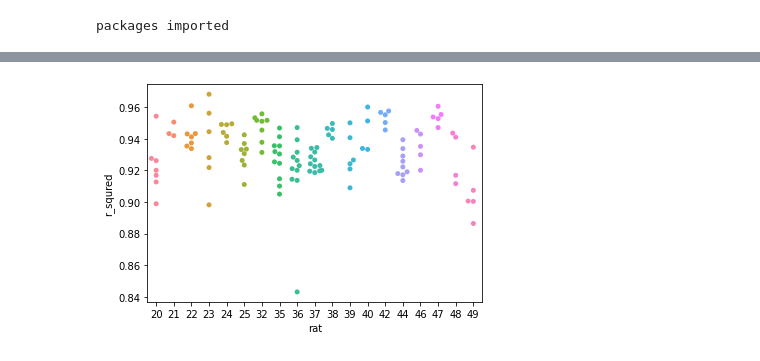
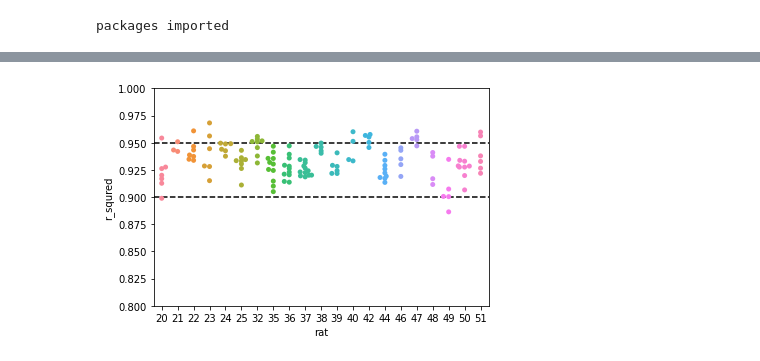
Before and after one commit to mehipour/p31_data_processing, a Jupyter notebook: nmr_summary_p31.ipynb, the cells around one changed output, grey strips where cells are left out. Cells and saved outputs as stored; diff of their text form; code cells hidden in the pictures.

Commit message:
added lines to r squared fit graph.

```diff
--- a/nmr_summary_p31.ipynb
+++ b/nmr_summary_p31.ipynb
@@ -12,8 +12,7 @@ packages imported
 # %%
 # read file
 path = '/Users/mehipour/Desktop/data/'
-file_path = path + 'R_lung_data_23-Sep-2020_nlsq.csv'
-# file_path = path + 'R_lung_data_23-Sep-2020-poly3.csv'
+file_path = path + 'R_lung_data_24-Sep-2020-poly4.csv'
 df = pd.read_csv(file_path)
 
 # remove space from column names and values
@@ -32,9 +31,12 @@ df.head()
 # %%
 # check fit quality for rats
 sns.swarmplot(x='rat', y='r_squred', size=5, data=df)
+plt.axhline(0.95, ls='--', c=[0,0,0])
+plt.axhline(0.9, ls='--', c=[0,0,0])
+plt.ylim([0.8, 1.0])
 plt.show()
 # %% [output]
-[figure, old version]
+[figure, new version]
 # %%
 # apply linear regression for each rat to get atp2pi, atp2total and ec slopes
 lm_total = LinearRegression()
```
Also changed, not shown: parts of 8 cells of this notebook.
